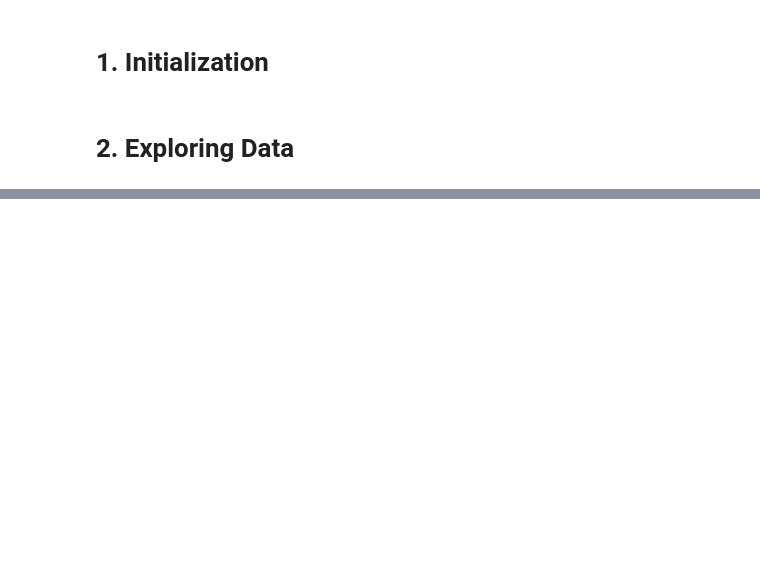
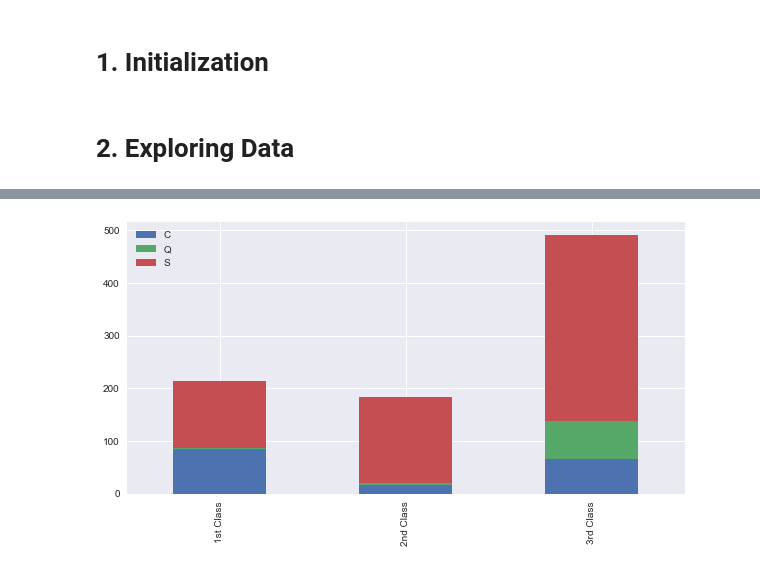
Before and after one commit to ehsanmaag/Titanic-Survival, a Jupyter notebook: Titanic_Survival.ipynb, the cells around one changed output, grey strips where cells are left out. Cells and saved outputs as stored; diff of their text form; code cells hidden in the pictures; blank space fills up the shorter version.

```diff
--- a/Titanic_Survival.ipynb
+++ b/Titanic_Survival.ipynb
@@ -106,0 +124,20 @@ plt.show()
+# %%
+# Categorize Age
+age_bin = [0, 12, 17, 60, np.inf]  # Age group boundaries
+age_bin_lbl = [0, 1, 2, 3] #['child', 'teenager', 'adult', 'elder']  # Age group labels
+d_train['AgeGroup'] = pd.cut(d_train.Age, age_bin, labels=age_bin_lbl)
+d_test['AgeGroup'] = pd.cut(d_test.Age, age_bin, labels=age_bin_lbl)
+# %%
+count_embarked_pcls1 = d_train[d_train['Pclass']==1]['Embarked'].value_counts()
+count_embarked_pcls2 = d_train[d_train['Pclass']==2]['Embarked'].value_counts()
+count_embarked_pcls3 = d_train[d_train['Pclass']==3]['Embarked'].value_counts()
+df = pd.DataFrame([count_embarked_pcls1,count_embarked_pcls2,count_embarked_pcls3])
+df.index = ['1st Class','2nd Class','3rd Class']
+df.plot(kind='bar', stacked=True, figsize=(10,5))
+plt.show()
+
+# Fill in na for Embarkation with the majority value S
+d_train['Embarked'].fillna('S', inplace=True)
+# d_train['Embarked'].fillna('S', inplace=True)
+# %% [output]
+[figure, added]
```
Also changed, not shown: parts of 11 cells of this notebook.
